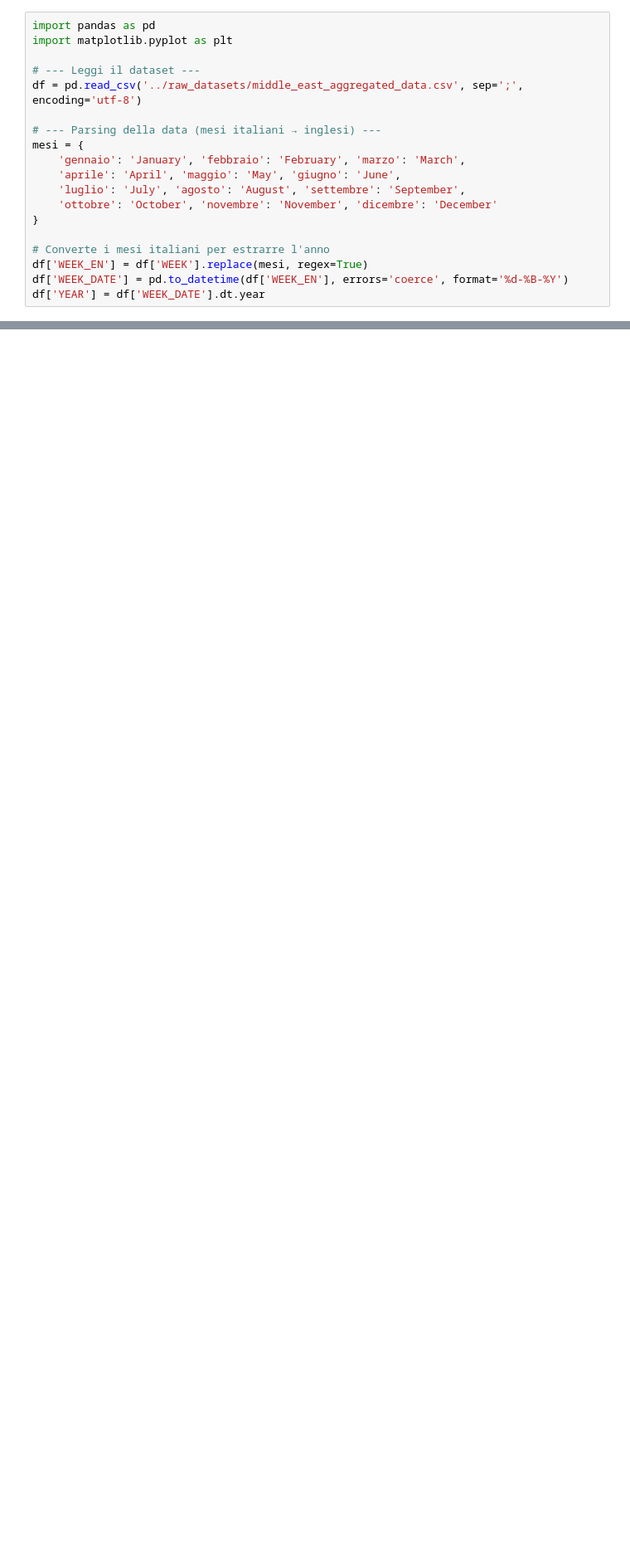
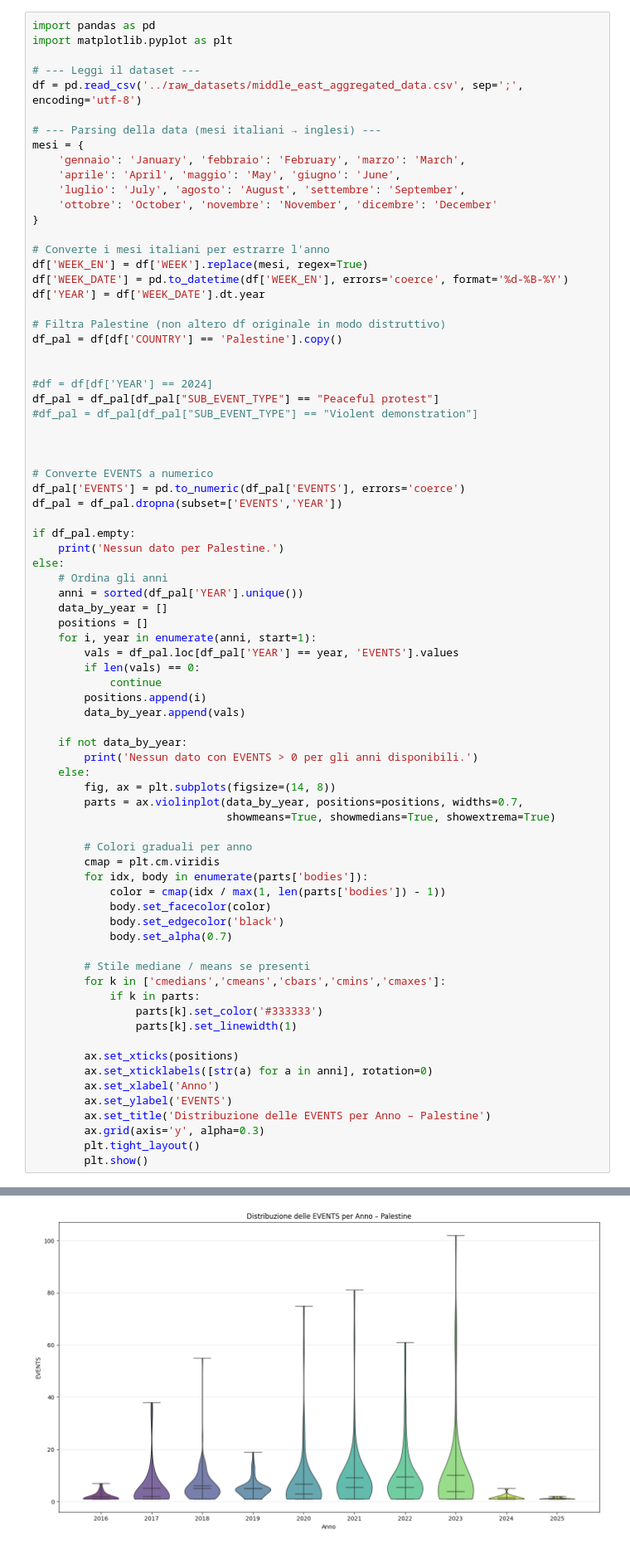
Before and after one commit to acossi-giorgio/datafour.github.io, a Jupyter notebook: etl/violin.ipynb, the cells around one changed output, grey strips where cells are left out. Shown: that part at 83% size. Cells and saved outputs as stored; diff of their text form; blank space fills up the shorter version.

Commit message:
added boxplot and violin data esploration

```diff
--- a/etl/violin.ipynb
+++ b/etl/violin.ipynb
@@ -17,4 +17,62 @@ mesi = {
 df['WEEK_EN'] = df['WEEK'].replace(mesi, regex=True)
 df['WEEK_DATE'] = pd.to_datetime(df['WEEK_EN'], errors='coerce', format='%d-%B-%Y')
 df['YEAR'] = df['WEEK_DATE'].dt.year
+
+# Filtra Palestine (non altero df originale in modo distruttivo)
+df_pal = df[df['COUNTRY'] == 'Palestine'].copy()
+
+
+#df = df[df['YEAR'] == 2024]
+df_pal = df_pal[df_pal["SUB_EVENT_TYPE"] == "Peaceful protest"]
+#df_pal = df_pal[df_pal["SUB_EVENT_TYPE"] == "Violent demonstration"]
+
+
+
+# Converte EVENTS a numerico
+df_pal['EVENTS'] = pd.to_numeric(df_pal['EVENTS'], errors='coerce')
+df_pal = df_pal.dropna(subset=['EVENTS','YEAR'])
+
+if df_pal.empty:
+    print('Nessun dato per Palestine.')
+else:
+    # Ordina gli anni
+    anni = sorted(df_pal['YEAR'].unique())
+    data_by_year = []
+    positions = []
+    for i, year in enumerate(anni, start=1):
+        vals = df_pal.loc[df_pal['YEAR'] == year, 'EVENTS'].values
+        if len(vals) == 0:
+            continue
+        positions.append(i)
+        data_by_year.append(vals)
+
+    if not data_by_year:
+        print('Nessun dato con EVENTS > 0 per gli anni disponibili.')
+    else:
+        fig, ax = plt.subplots(figsize=(14, 8))
+        parts = ax.violinplot(data_by_year, positions=positions, widths=0.7,
+                              showmeans=True, showmedians=True, showextrema=True)
+
+        # Colori graduali per anno
+        cmap = plt.cm.viridis
+        for idx, body in enumerate(parts['bodies']):
+            color = cmap(idx / max(1, len(parts['bodies']) - 1))
+            body.set_facecolor(color)
+            body.set_edgecolor('black')
+            body.set_alpha(0.7)
+
+        # Stile mediane / means se presenti
+        for k in ['cmedians','cmeans','cbars','cmins','cmaxes']:
+            if k in parts:
+                parts[k].set_color('#333333')
+                parts[k].set_linewidth(1)
+
+        ax.set_xticks(positions)
+        ax.set_xticklabels([str(a) for a in anni], rotation=0)
+        ax.set_xlabel('Anno')
+        ax.set_ylabel('EVENTS')
+        ax.set_title('Distribuzione delle EVENTS per Anno – Palestine')
+        ax.grid(axis='y', alpha=0.3)
+        plt.tight_layout()
+        plt.show()
 # %% [output]
@@ -21,0 +79 @@ NameError: name 'path' is not defined
+[figure, added]
```
Also changed, not shown: parts of 2 cells of this notebook, 1 other file.
